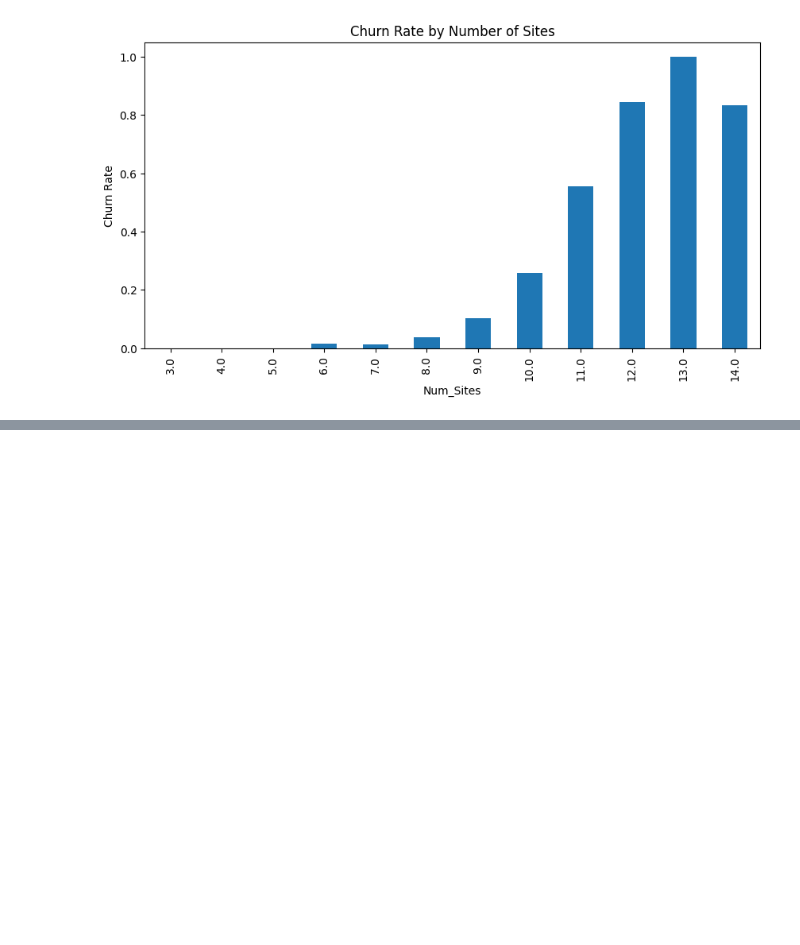
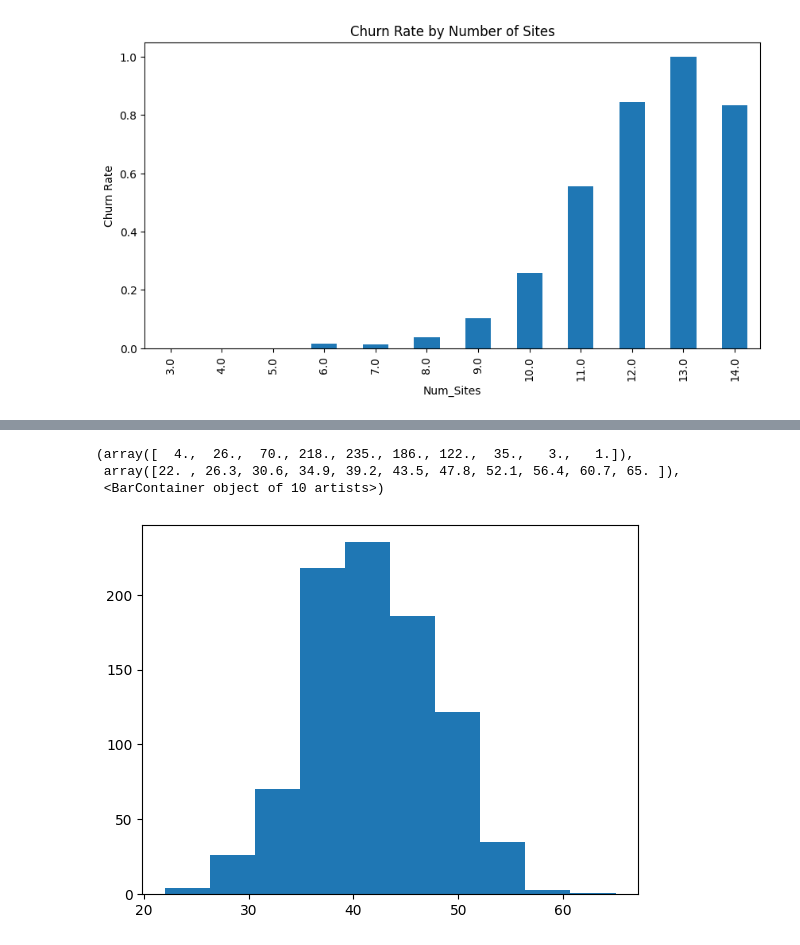
Before and after one commit to jacobabhihail-tech/advanced-data-wrangling-lab, a Jupyter notebook: day07_customer_churn_audit/customer_churn_audit.ipynb, the cells around one changed output, grey strips where cells are left out. Cells and saved outputs as stored; diff of their text form; code cells hidden in the pictures; blank space fills up the shorter version.

```diff
--- a/day07_customer_churn_audit/customer_churn_audit.ipynb
+++ b/day07_customer_churn_audit/customer_churn_audit.ipynb
@@ -202,0 +217,7 @@ plt.show()
+# %%
+plt.hist(df['Age'])
+# %% [output]
+(array([  4.,  26.,  70., 218., 235., 186., 122.,  35.,   3.,   1.]),
+ array([22. , 26.3, 30.6, 34.9, 39.2, 43.5, 47.8, 52.1, 56.4, 60.7, 65. ]),
+ <BarContainer object of 10 artists>)
+[figure, added]
```
Also changed, not shown: parts of 19 cells of this notebook.
